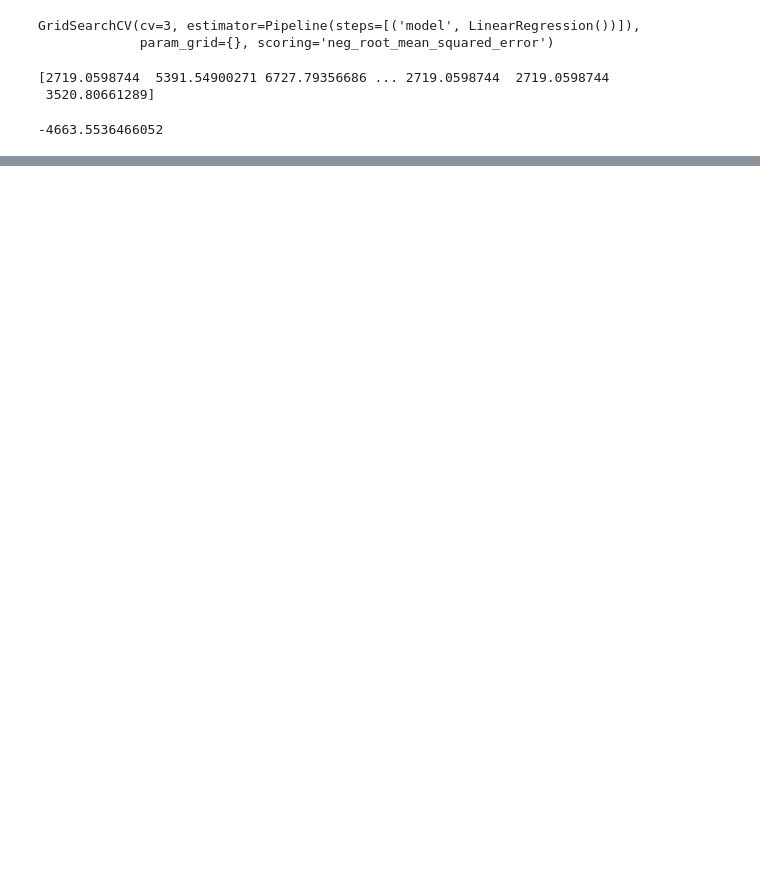
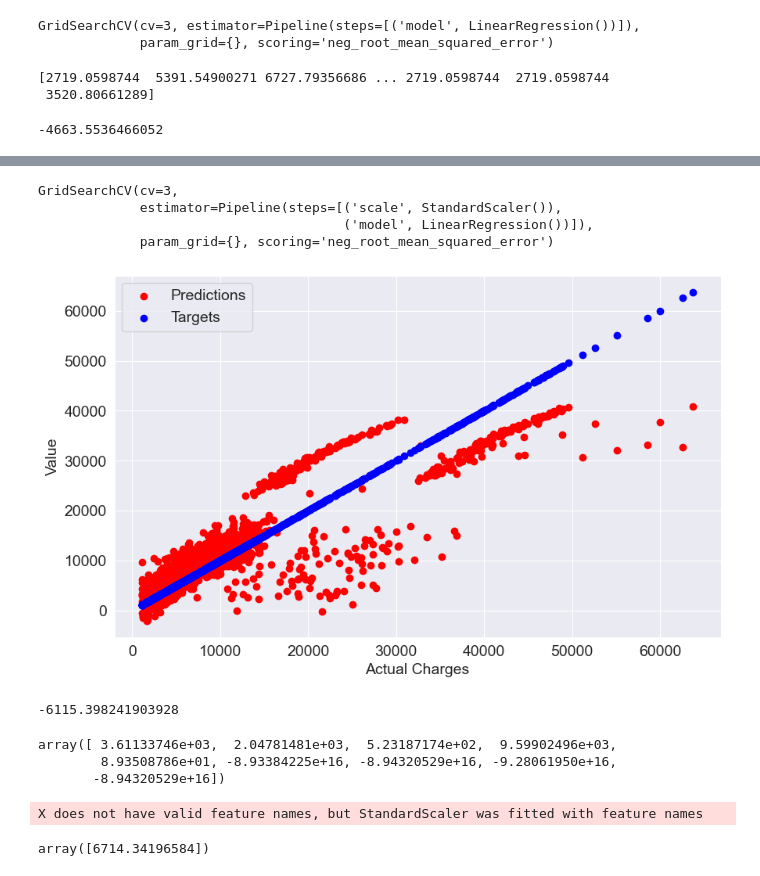
Before and after one commit to vaniarya/Machine_Learning, a Jupyter notebook: Linear-Logistic-Regression/LinearRegression.ipynb, the cells around one changed output, grey strips where cells are left out. Saved outputs shown, nothing was run; the diff lists cells and outputs as text; code cells hidden in the pictures; blank space fills up the shorter version.

Commit message:
Update LinearRegression notebook

```diff
--- a/Linear-Logistic-Regression/LinearRegression.ipynb
+++ b/Linear-Logistic-Regression/LinearRegression.ipynb
@@ -334,0 +345,4 @@ df.head()
+# %%
+one_hot = enc.transform(df[['region']]).toarray()
+# %%
+df[['northeast', 'northwest', 'southeast', 'southwest']] = one_hot
@@ -334,0 +358,35 @@ df.head()
+# %%
+input_cols = ['age', 'bmi', 'children', 'smoker_count', 'sex_count', 'northeast', 'northwest', 'southeast', 'southwest']
+inputs_new, targets = df[input_cols], df['charges']
+mod.fit(inputs_new,targets)
+# %% [output]
+GridSearchCV(cv=3,
+             estimator=Pipeline(steps=[('scale', StandardScaler()),
+                                       ('model', LinearRegression())]),
+             param_grid={}, scoring='neg_root_mean_squared_error')
+# %%
+predictions= mod.predict(inputs_new)
+# %%
+plt.scatter(df['charges'], predictions, c='red', label='Predictions')
+plt.scatter(df['charges'], targets, c='blue', label='Targets')
+plt.xlabel('Actual Charges')
+plt.ylabel('Value')
+plt.legend()
+plt.show()
+# %% [output]
+[figure, added]
+# %%
+print(mod.best_score_)
+# %% [output]
+-6115.398241903928
+# %%
+mod.best_estimator_.named_steps['model'].coef_
+# %% [output]
+array([ 3.61133746e+03,  2.04781481e+03,  5.23187174e+02,  9.59902496e+03,
+        8.93508786e+01, -8.93384225e+16, -8.94320529e+16, -9.28061950e+16,
+       -8.94320529e+16])
+# %%
+mod.predict ([[28, 33, 3, 0, 0, 0, 0,1, 0. ]])
+# %% [output]
+X does not have valid feature names, but StandardScaler was fitted with feature names
+array([6714.34196584])
```
Also changed, not shown: parts of 10 cells of this notebook.
